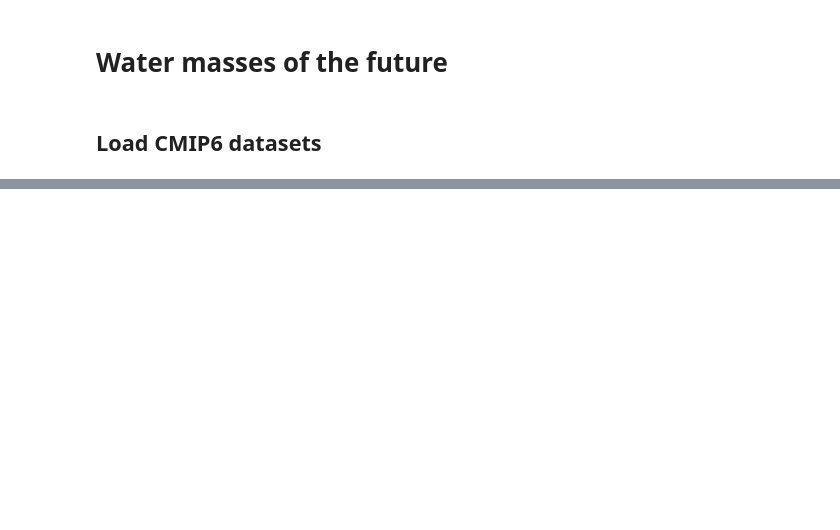
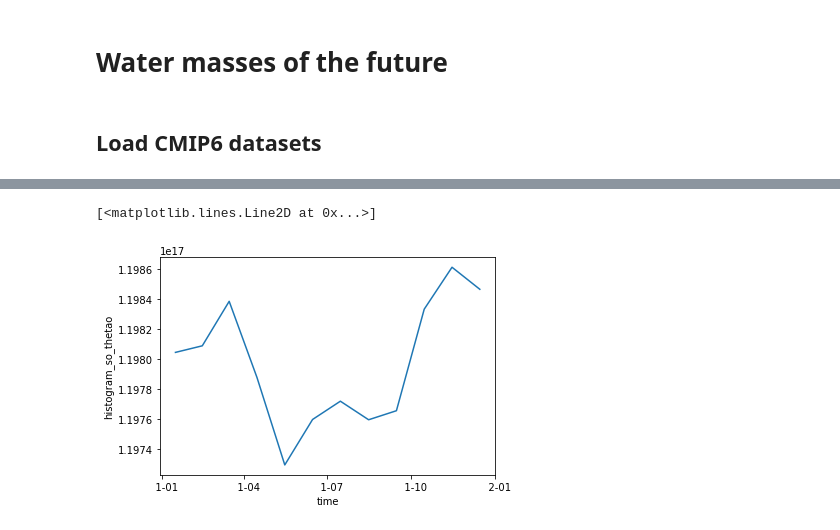
Before and after one commit to raphaeldussin/cmip6hack_water_masses_future, a Jupyter notebook: notebooks/Watermasses.ipynb, the cells around one changed output, grey strips where cells are left out. Drawn from its saved outputs; the diff is of its cells as text; code cells hidden in the pictures; blank space fills up the shorter version.

Commit message:
first histogram test

```diff
--- a/notebooks/Watermasses.ipynb
+++ b/notebooks/Watermasses.ipynb
@@ -86,0 +170,17 @@ CMIP.NOAA-GFDL.GFDL-ESM4.piControl.r1i1p1f1.Omon.so.gr
+# %%
+sbins = np.arange(31, 38, 0.025)
+tbins = np.arange(-2, 32, 0.1)
+# %%
+# Create a dz variable, all datasets are on common grid so this should work with everything
+dz = np.diff(CESM2_thetao_piC['lev'])
+dz =np.insert(dz, 0, dz[0])
+dz = xr.DataArray(dz, coords= {'lev': CESM2_thetao_piC['lev']}, dims='lev')
+
+# weight by volume of grid cell (resolution = 5degree, 1degree=110km)
+dVol = dz * (110e3) * (110e3*np.cos(CESM2_thetao_piC['lat']*np.pi/180))
+# %%
+hTS_CESM2 = histogram(CESM2_so_piC['so'].isel(time=slice(0,12)),
+                      CESM2_thetao_piC['thetao'].isel(time=slice(0,12)),
+                      bins=[sbins, tbins],
+                      dim=('lon', 'lat', 'lev'),
+                      weights=dVol)
@@ -86,0 +196,8 @@ CMIP.NOAA-GFDL.GFDL-ESM4.piControl.r1i1p1f1.Omon.so.gr
+# %%
+vol_nadw = hTS_CESM2.sel(so_bin=slice(34.8, 35.),
+                         thetao_bin=slice(1.5,4)).sum(dim=['so_bin', 'thetao_bin'])
+# %%
+vol_nadw.plot()
+# %% [output]
+[<matplotlib.lines.Line2D at 0x...>]
+[figure, added]
```
Also changed, not shown: parts of 17 cells of this notebook.
